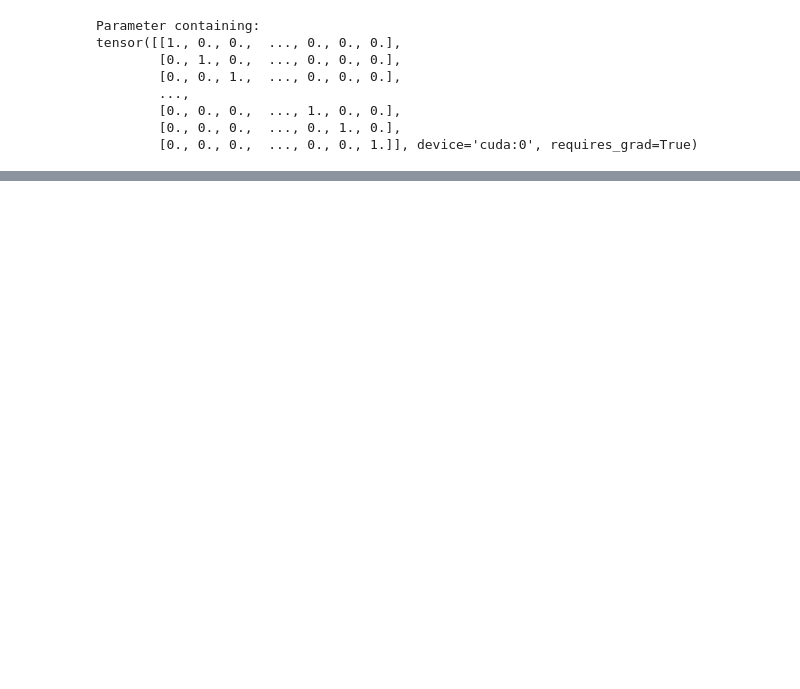
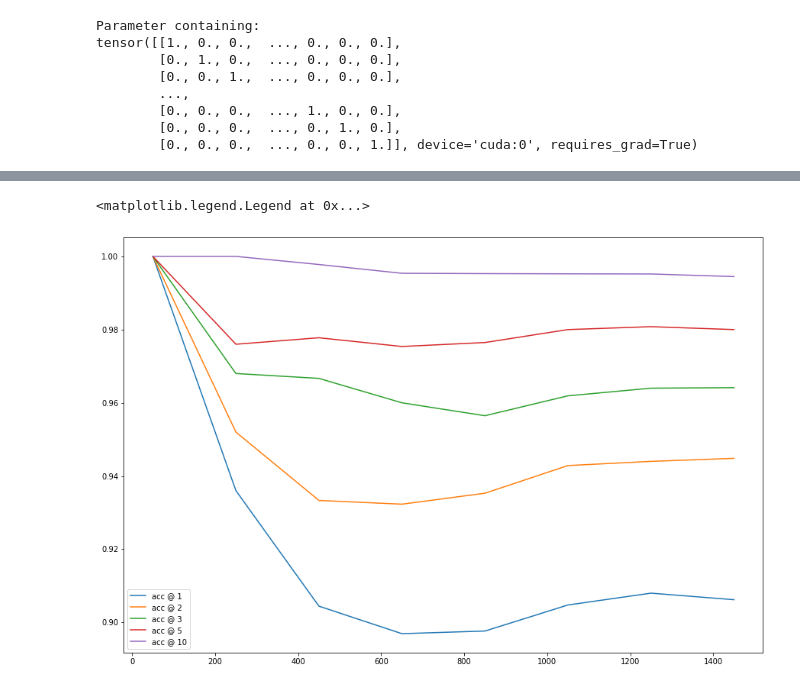
Before and after one commit to earthspecies/decoder-head-unsupervised-translation, a Jupyter notebook: 01_train_LM_en.ipynb, the cells around one changed output, grey strips where cells are left out. Saved outputs shown, nothing was run; the diff lists cells and outputs as text; code cells hidden in the pictures; blank space fills up the shorter version.

```diff
--- a/01_train_LM_en.ipynb
+++ b/01_train_LM_en.ipynb
@@ -234,0 +286,17 @@ KeyboardInterrupt:
+# %%
+acc1 = [(x, learn.hitInTopN(1, x)) for x in range(50,1500,200)]
+acc2 = [(x, learn.hitInTopN(2, x)) for x in range(50,1500,200)]
+acc3 = [(x, learn.hitInTopN(3, x)) for x in range(50,1500,200)]
+acc5 = [(x, learn.hitInTopN(5, x)) for x in range(50,1500,200)]
+acc10 = [(x, learn.hitInTopN(10, x)) for x in range(50,1500,200)]
+# %%
+plt.figure(figsize=(15,10))
+plt.plot(*zip(*acc1))
+plt.plot(*zip(*acc2))
+plt.plot(*zip(*acc3))
+plt.plot(*zip(*acc5))
+plt.plot(*zip(*acc10))
+plt.legend([f'acc @ {x}' for x in [1,2,3,5,10]])
+# %% [output]
+<matplotlib.legend.Legend at 0x...>
+[figure, added]
```
Also changed, not shown: parts of 34 cells of this notebook, 7 other files.
